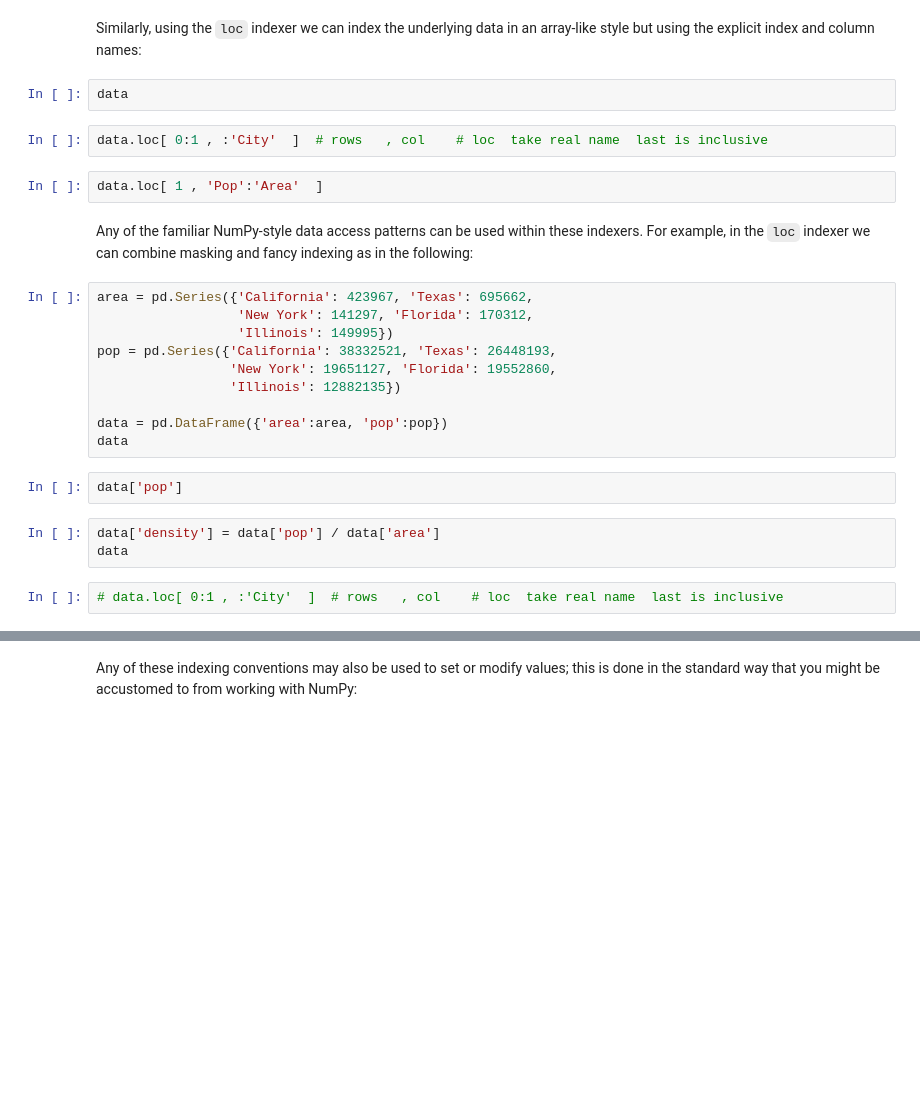
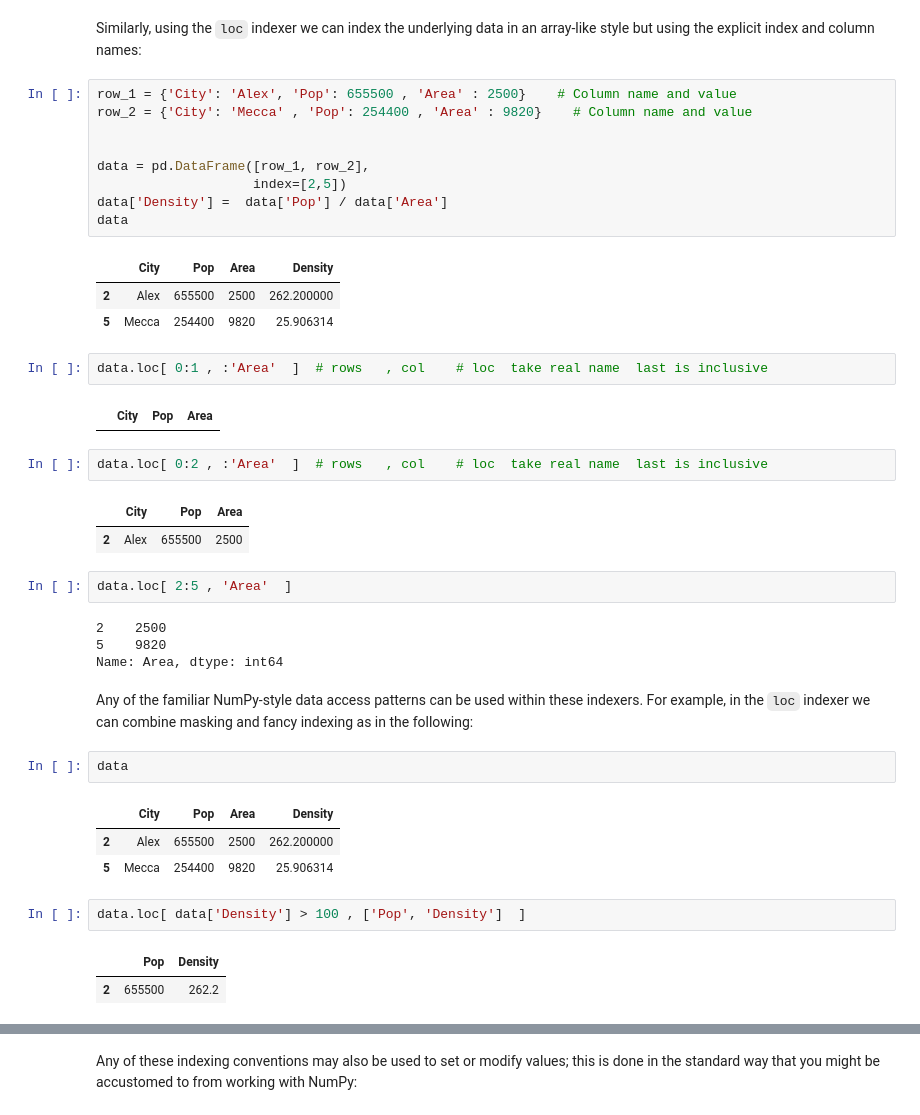
Before and after one commit to Mahmoud-Khorshed-DS-AI/Ai-Group-107, a Jupyter notebook: Session 8/Pandas_Session_8.ipynb, the cells around one changed output, grey strips where cells are left out. Drawn from its saved outputs; the diff is of its cells as text; blank space fills up the shorter version.

```diff
--- a/Session 8/Pandas_Session_8.ipynb
+++ b/Session 8/Pandas_Session_8.ipynb
@@ -190,29 +303,45 @@ data.iloc[1:4 , :2]
 # data.iloc[:3, :2]
 # %% [markdown]
 Similarly, using the ``loc`` indexer we can index the underlying data in an array-like style but using the explicit index and column names:
+# %%
+row_1 = {'City': 'Alex', 'Pop': 655500 , 'Area' : 2500}    # Column name and value
+row_2 = {'City': 'Mecca' , 'Pop': 254400 , 'Area' : 9820}    # Column name and value
+
+
+data = pd.DataFrame([row_1, row_2],
+                    index=[2,5])
+data['Density'] =  data['Pop'] / data['Area']
+data
+# %% [output]
+|  | City | Pop | Area | Density |
+| 2 | Alex | 655500 | 2500 | 262.200000 |
+| 5 | Mecca | 254400 | 9820 | 25.906314 |
+# %%
+data.loc[ 0:1 , :'Area'  ]  # rows   , col    # loc  take real name  last is inclusive
+# %% [output]
+|  | City | Pop | Area |
+# %%
+data.loc[ 0:2 , :'Area'  ]  # rows   , col    # loc  take real name  last is inclusive
+# %% [output]
+|  | City | Pop | Area |
+| 2 | Alex | 655500 | 2500 |
+# %%
+data.loc[ 2:5 , 'Area'  ]
+# %% [output]
+2    2500
+5    9820
+Name: Area, dtype: int64
+# %% [markdown]
+Any of the familiar NumPy-style data access patterns can be used within these indexers.
+For example, in the ``loc`` indexer we can combine masking and fancy indexing as in the following:
 # %%
 data
+# %% [output]
+|  | City | Pop | Area | Density |
+| 2 | Alex | 655500 | 2500 | 262.200000 |
+| 5 | Mecca | 254400 | 9820 | 25.906314 |
-# %%
-data.loc[ 0:1 , :'City'  ]  # rows   , col    # loc  take real name  last is inclusive
 # %%
-data.loc[ 1 , 'Pop':'Area'  ]
+data.loc[ data['Density'] > 100 , ['Pop', 'Density']  ]
+# %% [output]
+|  | Pop | Density |
+| 2 | 655500 | 262.2 |
-# %% [markdown]
-Any of the familiar NumPy-style data access patterns can be used within these indexers.
-For example, in the ``loc`` indexer we can combine masking and fancy indexing as in the following:
-# %%
-area = pd.Series({'California': 423967, 'Texas': 695662,
-                  'New York': 141297, 'Florida': 170312,
-                  'Illinois': 149995})
-pop = pd.Series({'California': 38332521, 'Texas': 26448193,
-                 'New York': 19651127, 'Florida': 19552860,
-                 'Illinois': 12882135})
-
-data = pd.DataFrame({'area':area, 'pop':pop})
-data
-# %%
-data['pop']
-# %%
-data['density'] = data['pop'] / data['area']
-data
-# %%
-# data.loc[ 0:1 , :'City'  ]  # rows   , col    # loc  take real name  last is inclusive
```
Also changed, not shown: parts of 63 cells of this notebook, 2 other files.
